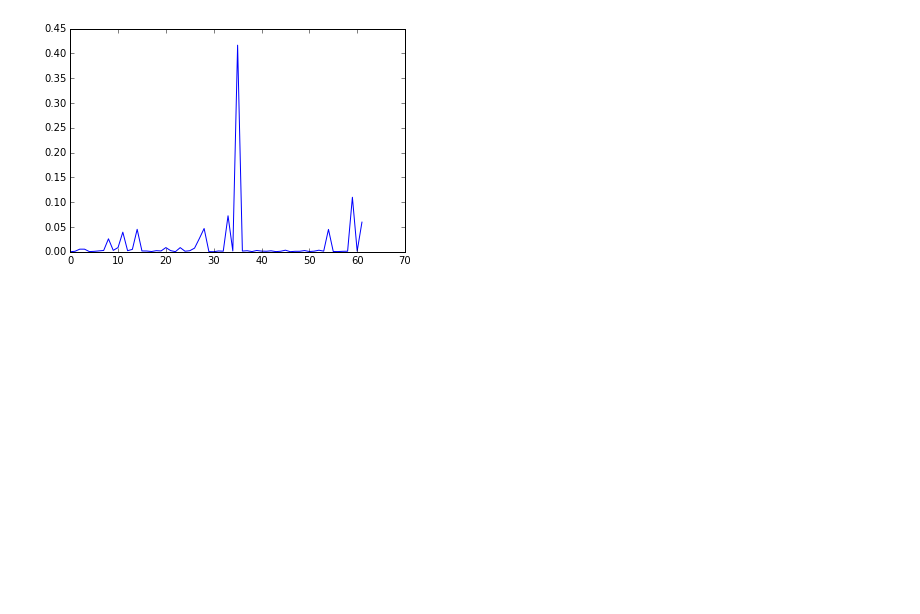
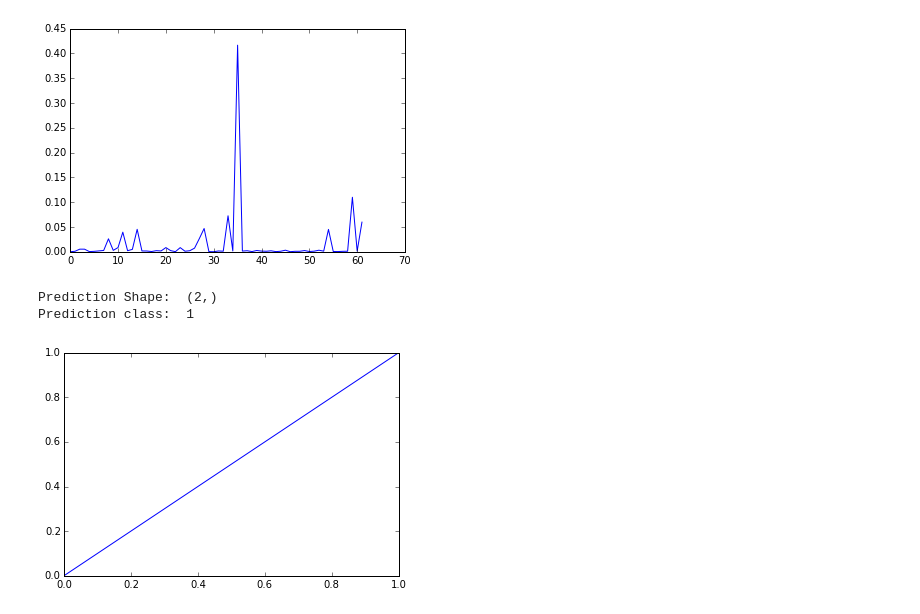
Before and after one commit to vikeshkhanna/cs231n, a Jupyter notebook: classification.ipynb, the cells around one changed output. Drawn from its saved outputs; the diff is of its cells as text; code cells hidden in the pictures; blank space fills up the shorter version.

```diff
--- a/classification.ipynb
+++ b/classification.ipynb
@@ -4,6 +4,7 @@ import matplotlib.pyplot as plt
 %matplotlib inline
 import caffe
 import os, sys
+from funcs import classifier
 
 PROJECT_ROOT = "/Users/vikeshkhanna/stanford/cs231n/project"
 TRAIN_ROOT = os.path.join(PROJECT_ROOT, "train")
@@ -13,11 +14,15 @@ print "CAFFE_ROOT=%s" % PROJECT_ROOT
 print "TRAIN_ROOT=%s" % TRAIN_ROOT
 print "SNAPSHOT_ROOT=%s" % SNAPSHOT_ROOT
 
-MODEL_FILE = os.path.join(os.path.join(TRAIN_ROOT, "mnist"), "char74k_recognizer_deploy.prototxt")
-PRETRAINED = os.path.join(SNAPSHOT_ROOT, "recognizer_iter_10000.caffemodel")
+RECOGNIZER_MODEL_FILE = os.path.join(os.path.join(TRAIN_ROOT, "mnist"), "char74k_recognizer_deploy.prototxt")
+RECOGNIZER_PRETRAINED = os.path.join(SNAPSHOT_ROOT, "recognizer_iter_15000.caffemodel")
 
-print "MODEL_FILE=%s" % MODEL_FILE
-print "PRETRAINED=%s" % PRETRAINED
+DETECTOR_MODEL_FILE = os.path.join(os.path.join(TRAIN_ROOT, "mnist"), "char74k_detector_deploy.prototxt")
+DETECTOR_PRETRAINED = os.path.join(SNAPSHOT_ROOT, "detector_iter_15000.caffemodel")
+
+
+print "RECOGNIZER_MODEL_FILE=%s" % RECOGNIZER_MODEL_FILE
+print "RECOGNIZER_PRETRAINED=%s" % RECOGNIZER_PRETRAINED
 # %% [output]
 CAFFE_ROOT=/Users/vikeshkhanna/stanford/cs231n/project
 TRAIN_ROOT=/Users/vikeshkhanna/stanford/cs231n/project/train
@@ -28,4 +32,4 @@ IMAGE_FILE=/Users/vikeshkhanna/stanford/cs231n/project/data/English/Fnt/Sample00
-# %%
-caffe.set_mode_cpu()
-net = caffe.Classifier(MODEL_FILE, PRETRAINED)
+# %%
+recognizer = classifier.Recognizer(RECOGNIZER_MODEL_FILE, RECOGNIZER_PRETRAINED)
+detector = classifier.Detector(DETECTOR_MODEL_FILE, DETECTOR_PRETRAINED)
 # %%
@@ -57,3 +50,12 @@ print 'Prediction class: ', transform_label(prediction[0].argmax())
 Prediction Shape:  (62,)
 Prediction class:  Z
 [figure]
+# %%
+prediction = detector.detect([input_image])
+print 'Prediction Shape: ', prediction[0].shape
+plt.plot(prediction[0])
+print 'Prediction class: ', classifier.transform_label(prediction[0].argmax())
+# %% [output]
+Prediction Shape:  (2,)
+Prediction class:  1
+[figure, added]
```
Also changed, not shown: parts of 3 cells of this notebook, 4 other files.
